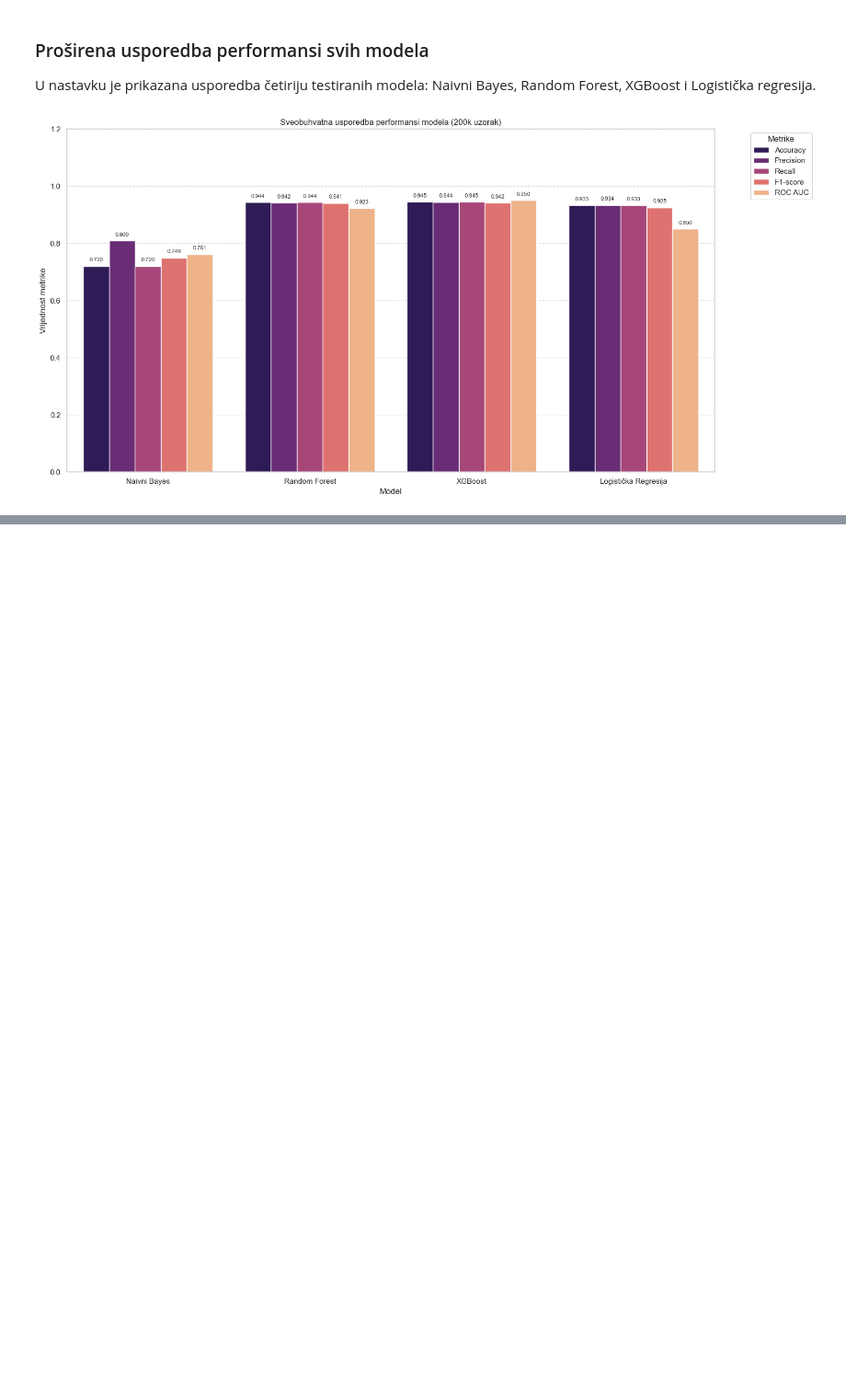
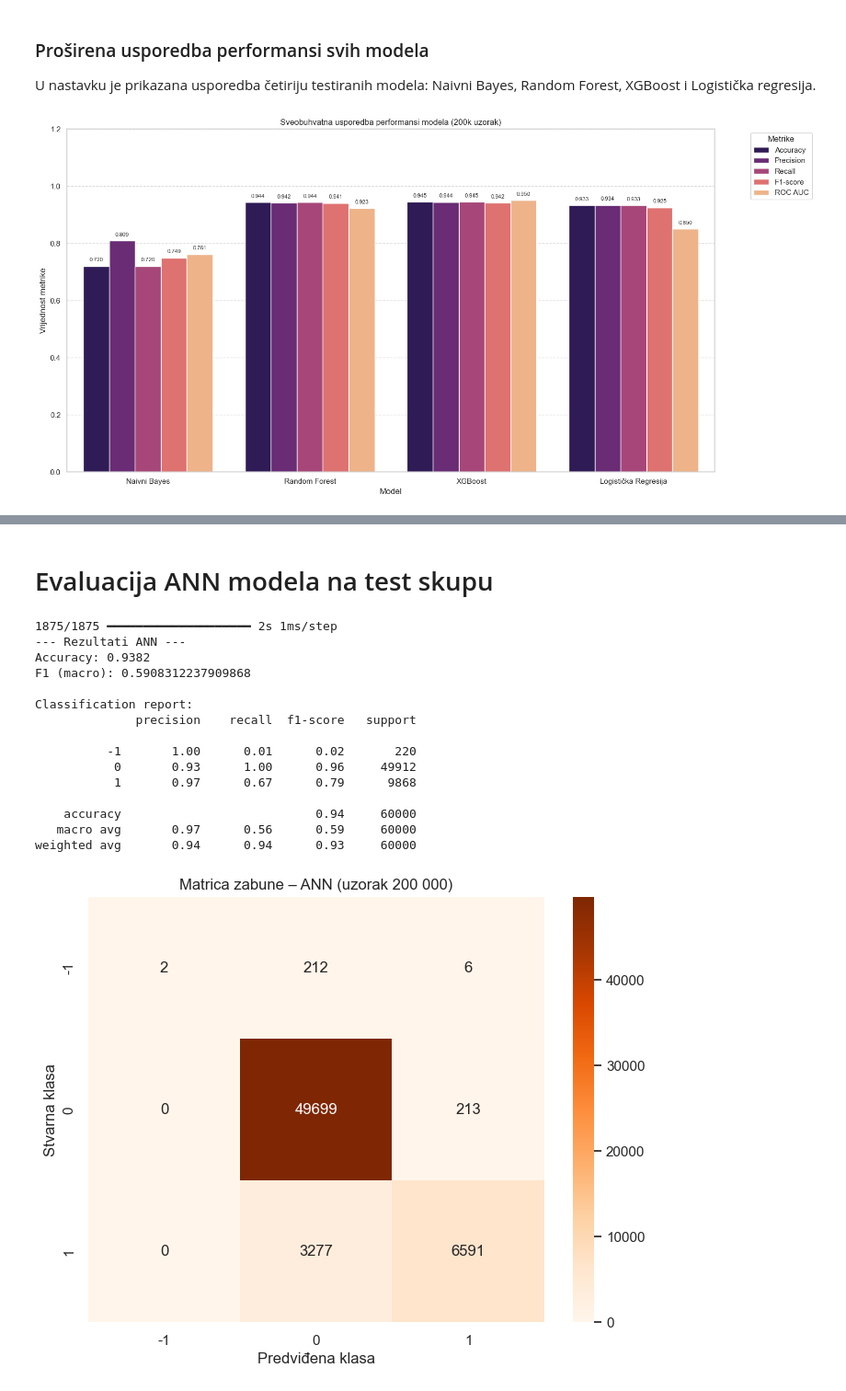
Before and after one commit to Djasek01/sick-fuel-event-detection, a Jupyter notebook: notebooks/project.ipynb, the cells around one changed output, grey strips where cells are left out. Shown at 92% size. Saved outputs shown, nothing was run; the diff lists cells and outputs as text; code cells hidden in the pictures; blank space fills up the shorter version.

```diff
--- a/notebooks/2_2_Priprema_vizualuzacija_znacajki-2.ipynb
+++ b/notebooks/project.ipynb
@@ -989,0 +1088,10 @@ plt.show()
+# %%
+# Treniranje ANN modela
+
+history_ann = model_ann.fit(
+    X_train_2_proc, y_train_2_oh,
+    validation_split=0.2,
+    epochs=20,
+    batch_size=1024,
+    verbose=1
+)
@@ -989,0 +1116,53 @@ plt.show()
+# %% [markdown]
+# Evaluacija ANN modela na test skupu
+# %%
+# Evaluacija ANN modela na test skupu
+
+from sklearn.metrics import (
+    classification_report,
+    confusion_matrix,
+    accuracy_score,
+    f1_score
+)
+import seaborn as sns
+import matplotlib.pyplot as plt
+
+# Predikcije
+y_pred_proba_ann = model_ann.predict(X_test_2_proc)
+y_pred_enc_ann = np.argmax(y_pred_proba_ann, axis=1)
+y_pred_ann = np.vectorize(inverse_label_map.get)(y_pred_enc_ann)
+
+print("--- Rezultati ANN ---")
+print("Accuracy:", accuracy_score(y_test_2, y_pred_ann))
+print("F1 (macro):", f1_score(y_test_2, y_pred_ann, average='macro'))
+print("\nClassification report:")
+print(classification_report(y_test_2, y_pred_ann))
+
+# Matrica zabune
+labels = sorted(y_test_2.unique())
+cm_ann = confusion_matrix(y_test_2, y_pred_ann, labels=labels)
+
+plt.figure(figsize=(8, 6))
+sns.heatmap(cm_ann, annot=True, fmt='d', cmap='Oranges',
+            xticklabels=labels, yticklabels=labels)
+plt.title("Matrica zabune – ANN (uzorak 200 000)")
+plt.xlabel("Predviđena klasa")
+plt.ylabel("Stvarna klasa")
+plt.show()
+# %% [output]
+1875/1875 ━━━━━━━━━━━━━━━━━━━━ 2s 1ms/step
+--- Rezultati ANN ---
+Accuracy: 0.9382
+F1 (macro): 0.5908312237909868
+
+Classification report:
+              precision    recall  f1-score   support
+
+          -1       1.00      0.01      0.02       220
+           0       0.93      1.00      0.96     49912
+           1       0.97      0.67      0.79      9868
+
+    accuracy                           0.94     60000
+   macro avg       0.97      0.56      0.59     60000
+weighted avg       0.94      0.94      0.93     60000
+[figure, added]
```
Also changed, not shown: parts of 17 cells of this notebook.
